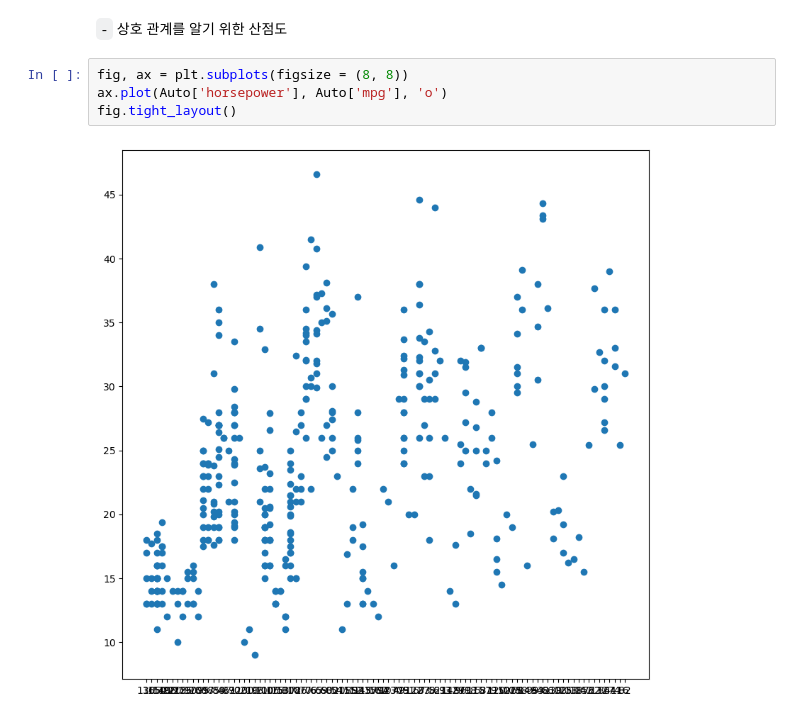
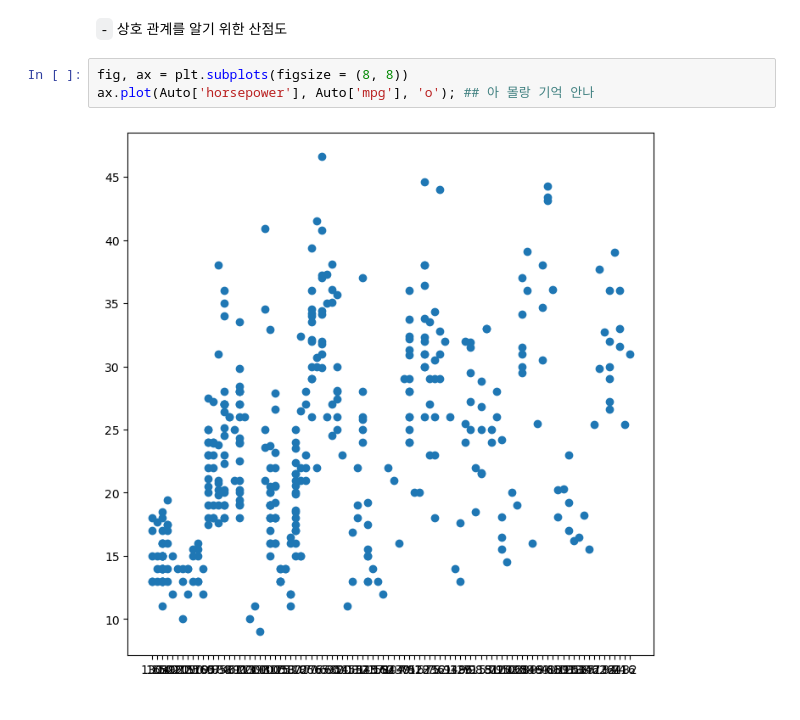
Before and after one commit to HollyRiver/ML2024, a Jupyter notebook: practice/0910.ipynb, the cells around one changed output. Cells and saved outputs as stored; diff of their text form.

```diff
--- a/0910.ipynb
+++ b/practice/0910.ipynb
@@ -297,7 +297,6 @@ Column popcorn has 22.83% missing values
 `-` 상호 관계를 알기 위한 산점도
 # %%
 fig, ax = plt.subplots(figsize = (8, 8))
-ax.plot(Auto['horsepower'], Auto['mpg'], 'o')
-fig.tight_layout()
+ax.plot(Auto['horsepower'], Auto['mpg'], 'o'); ## 아 몰랑 기억 안나
 # %% [output]
-[figure, old version]
+[figure, new version]
```
Also changed, not shown: 2 other files.
